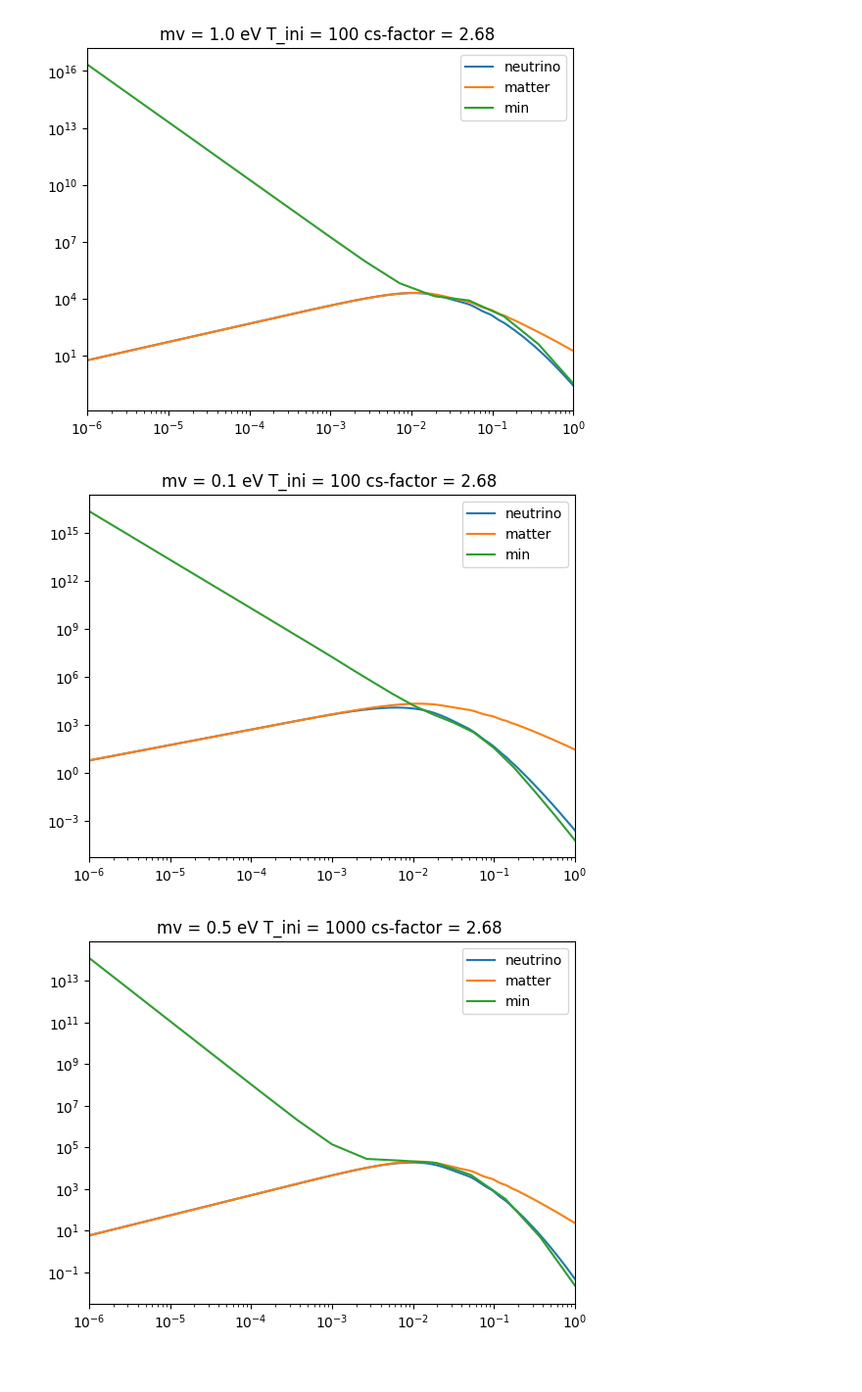
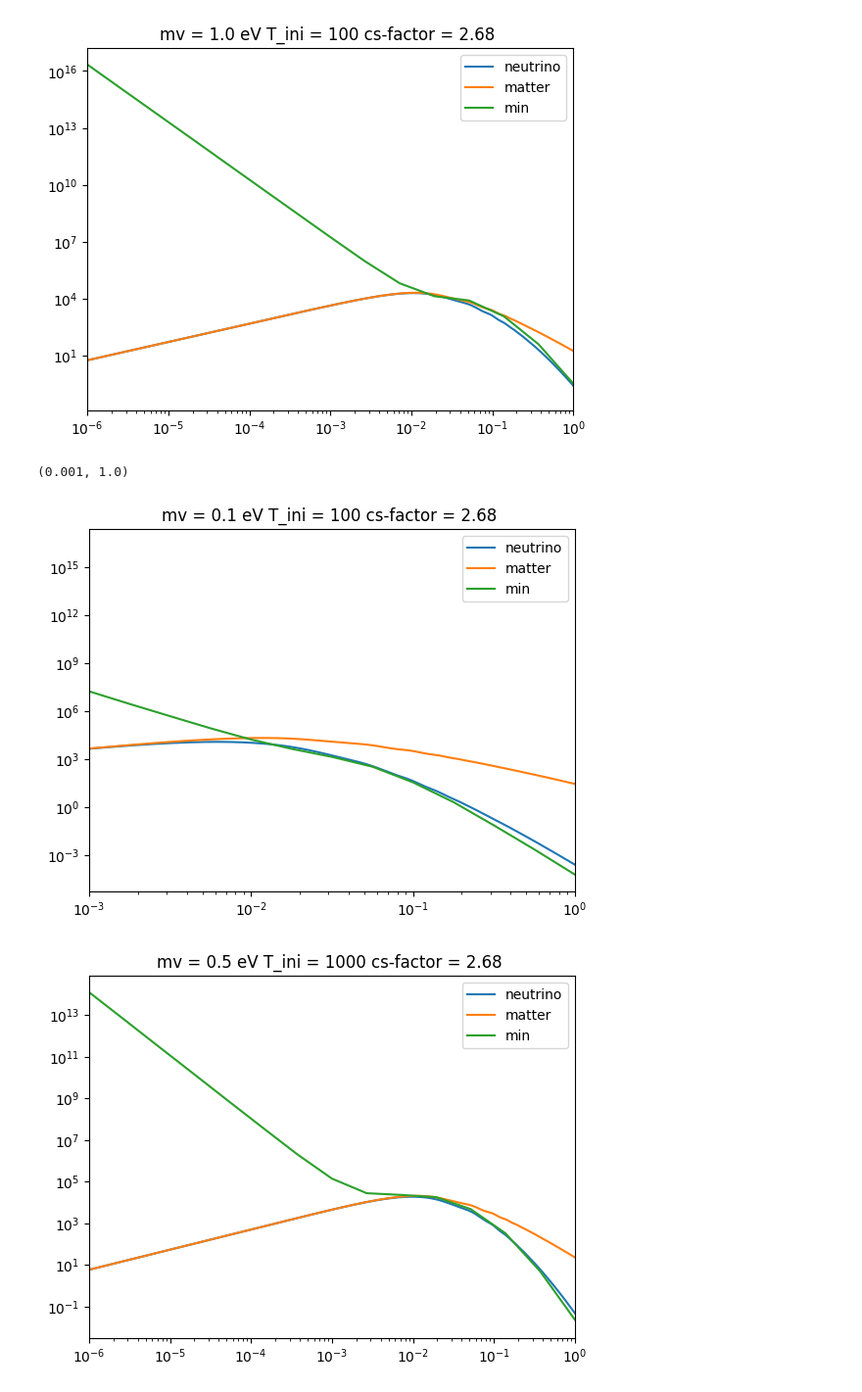
Before and after one commit to eriksteenberg/Power-spectrum-Test, a Jupyter notebook: Cdm med cs neutrino power spectrum-KIG_PAA_DEN_HER.ipynb, the cells around one changed output. Shown at 98% size. Drawn from its saved outputs; the diff is of its cells as text; code cells hidden in the pictures.

```diff
--- a/Cdm med cs neutrino power spectrum-KIG_PAA_DEN_HER.ipynb
+++ b/Cdm med cs neutrino power spectrum-KIG_PAA_DEN_HER.ipynb
@@ -283,10 +283,12 @@ simuler(mv_test, # eV
 # %%
 mv_test = 1e-1
 kvec = list(np.logspace(-6,0,25))
 simuler(mv_test, # eV
         kvec,factor = 2.68,T_ini1 = 100)
+plt.xlim([1e-3,kvec[-1]])
 # %% [output]
+(0.001, 1.0)
-[figure, old version]
+[figure, new version]
 # %%
 mv_test = 5e-1
 kvec = list(np.logspace(-6,0,15))
```
Also changed, not shown: parts of 18 cells of this notebook, 7 other files.
